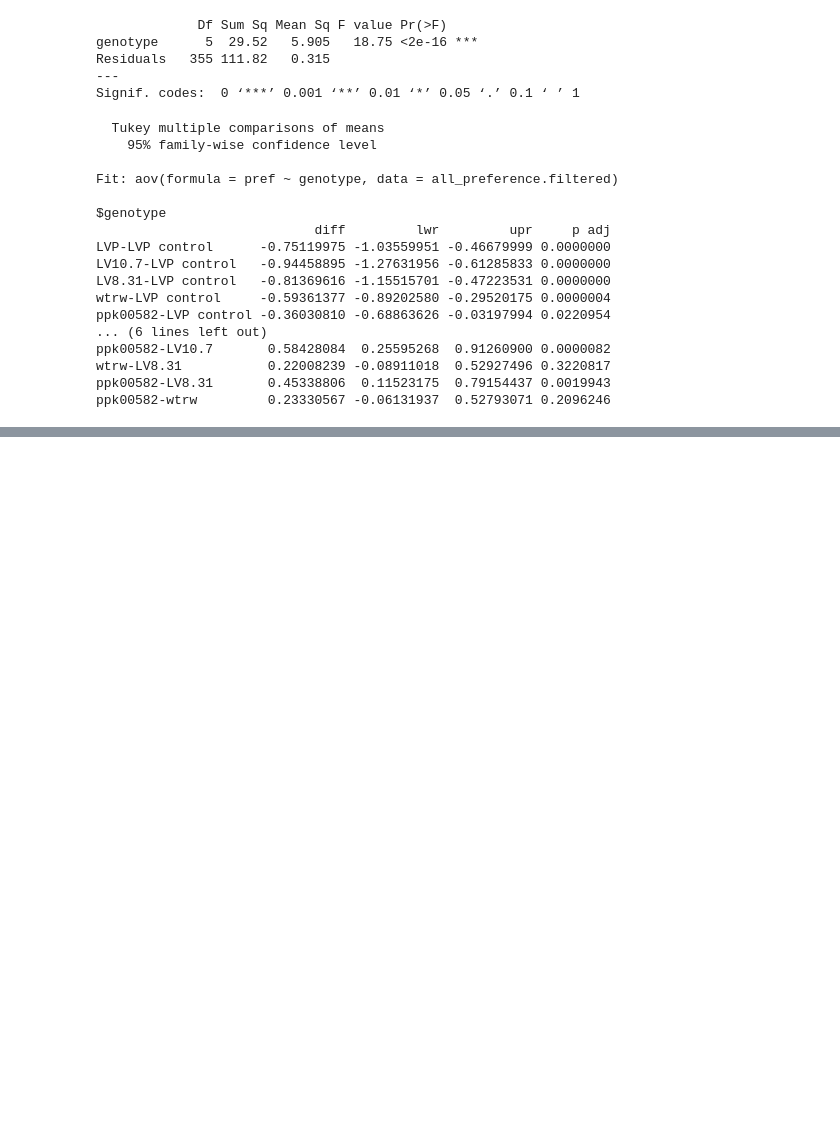
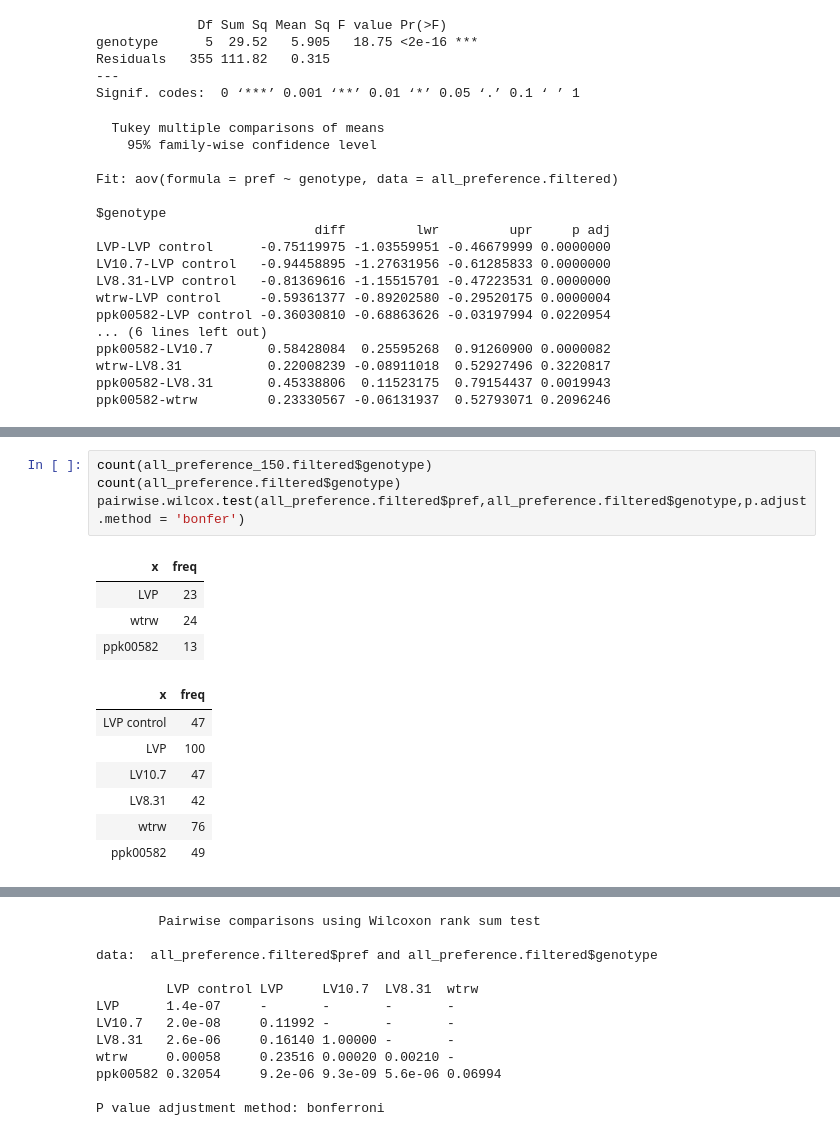
Before and after one commit to bnmtthws/eggCount, a Jupyter notebook: eggCount-plotting.ipynb, the cells around one changed output, grey strips where cells are left out. Saved outputs shown, nothing was run; the diff lists cells and outputs as text; blank space fills up the shorter version.

```diff
--- a/eggCount-plotting.ipynb
+++ b/eggCount-plotting.ipynb
@@ -94,0 +126,16 @@ preference_plot.filtered.violin
+# %%
+count(all_preference_150.filtered$genotype)
+count(all_preference.filtered$genotype)
+pairwise.wilcox.test(all_preference.filtered$pref,all_preference.filtered$genotype,p.adjust.method = 'bonfer')
+# %% [output]
+| x | freq |
+| LVP | 23 |
+| wtrw | 24 |
+| ppk00582 | 13 |
+| x | freq |
+| LVP control | 47 |
+| LVP | 100 |
+| LV10.7 | 47 |
+| LV8.31 | 42 |
+| wtrw | 76 |
+| ppk00582 | 49 |
@@ -95 +149,13 @@ preference_plot.filtered.violin
+        Pairwise comparisons using Wilcoxon rank sum test
+
+data:  all_preference.filtered$pref and all_preference.filtered$genotype
+
+         LVP control LVP     LV10.7  LV8.31  wtrw
+LVP      1.4e-07     -       -       -       -
+LV10.7   2.0e-08     0.11992 -       -       -
+LV8.31   2.6e-06     0.16140 1.00000 -       -
+wtrw     0.00058     0.23516 0.00020 0.00210 -
+ppk00582 0.32054     9.2e-06 9.3e-09 5.6e-06 0.06994
+
+P value adjustment method: bonferroni
 # %%
```
Also changed, not shown: parts of 11 cells of this notebook, 3 other files.
